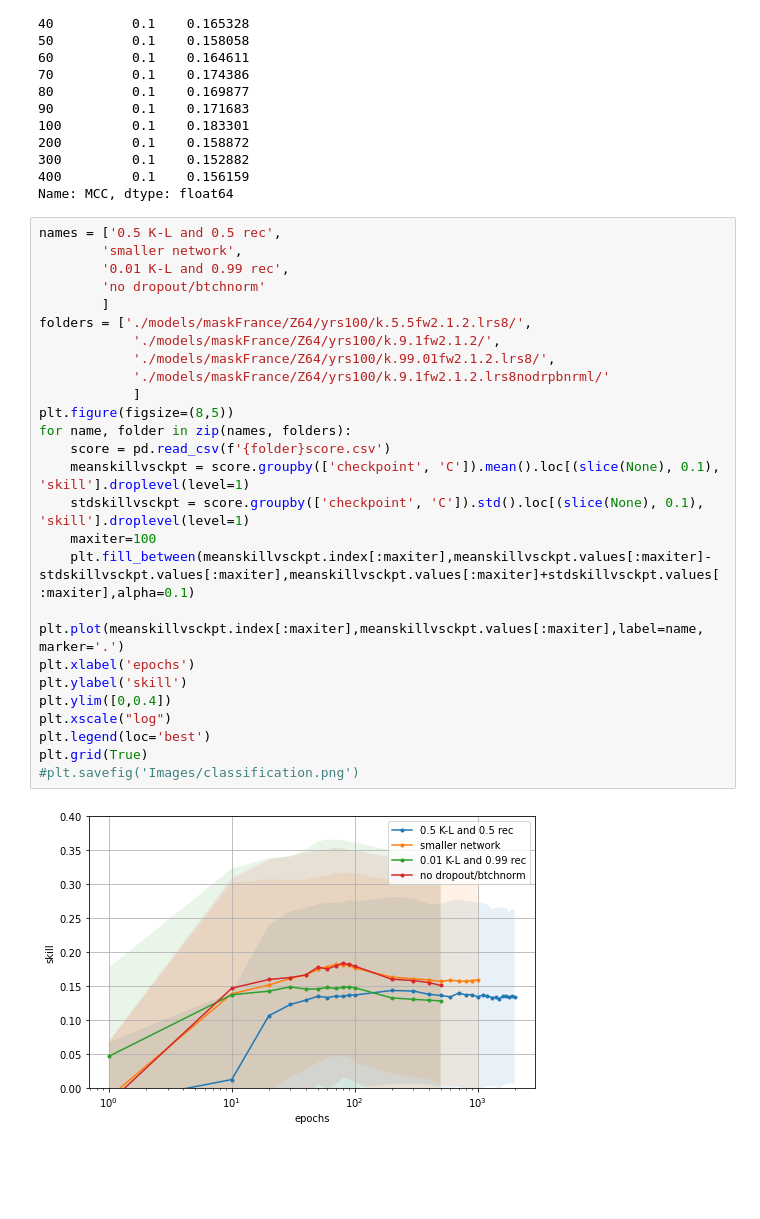
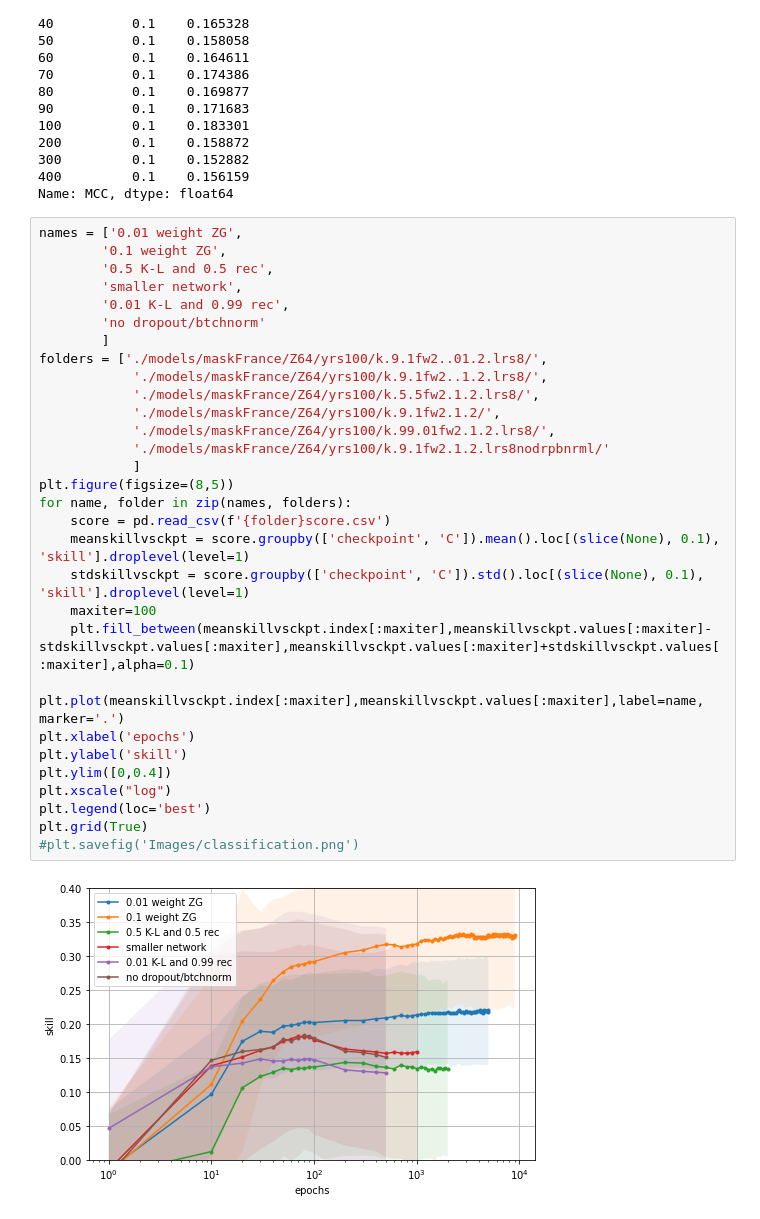
Before and after one commit to georgemilosh/Climate-Learning, a Jupyter notebook: VAE/score.ipynb, the cells around one changed output. Cells and saved outputs as stored; diff of their text form; blank space fills up the shorter version.

```diff
--- a/VAE/score.ipynb
+++ b/VAE/score.ipynb
@@ -169,30 +169,34 @@ checkpoint  C
 400         0.1    0.156159
 Name: MCC, dtype: float64
 # %%
-names = ['0.5 K-L and 0.5 rec',
+names = ['0.01 weight ZG',
+        '0.1 weight ZG',
+        '0.5 K-L and 0.5 rec',
         'smaller network',
         '0.01 K-L and 0.99 rec',
         'no dropout/btchnorm'
         ]
-folders = ['./models/maskFrance/Z64/yrs100/k.5.5fw2.1.2.lrs8/',
+folders = ['./models/maskFrance/Z64/yrs100/k.9.1fw2..01.2.lrs8/',
+            './models/maskFrance/Z64/yrs100/k.9.1fw2..1.2.lrs8/',
+            './models/maskFrance/Z64/yrs100/k.5.5fw2.1.2.lrs8/',
             './models/maskFrance/Z64/yrs100/k.9.1fw2.1.2/',
             './models/maskFrance/Z64/yrs100/k.99.01fw2.1.2.lrs8/',
             './models/maskFrance/Z64/yrs100/k.9.1fw2.1.2.lrs8nodrpbnrml/'
             ]
 plt.figure(figsize=(8,5))
 for name, folder in zip(names, folders):
     score = pd.read_csv(f'{folder}score.csv')
     meanskillvsckpt = score.groupby(['checkpoint', 'C']).mean().loc[(slice(None), 0.1), 'skill'].droplevel(level=1)
     stdskillvsckpt = score.groupby(['checkpoint', 'C']).std().loc[(slice(None), 0.1), 'skill'].droplevel(level=1)
     maxiter=100
     plt.fill_between(meanskillvsckpt.index[:maxiter],meanskillvsckpt.values[:maxiter]-stdskillvsckpt.values[:maxiter],meanskillvsckpt.values[:maxiter]+stdskillvsckpt.values[:maxiter],alpha=0.1)
     plt.plot(meanskillvsckpt.index[:maxiter],meanskillvsckpt.values[:maxiter],label=name, marker='.')
 plt.xlabel('epochs')
 plt.ylabel('skill')
 plt.ylim([0,0.4])
 plt.xscale("log")
 plt.legend(loc='best')
 plt.grid(True)
 #plt.savefig('Images/classification.png')
 # %% [output]
-[figure, old version]
+[figure, new version]
```
